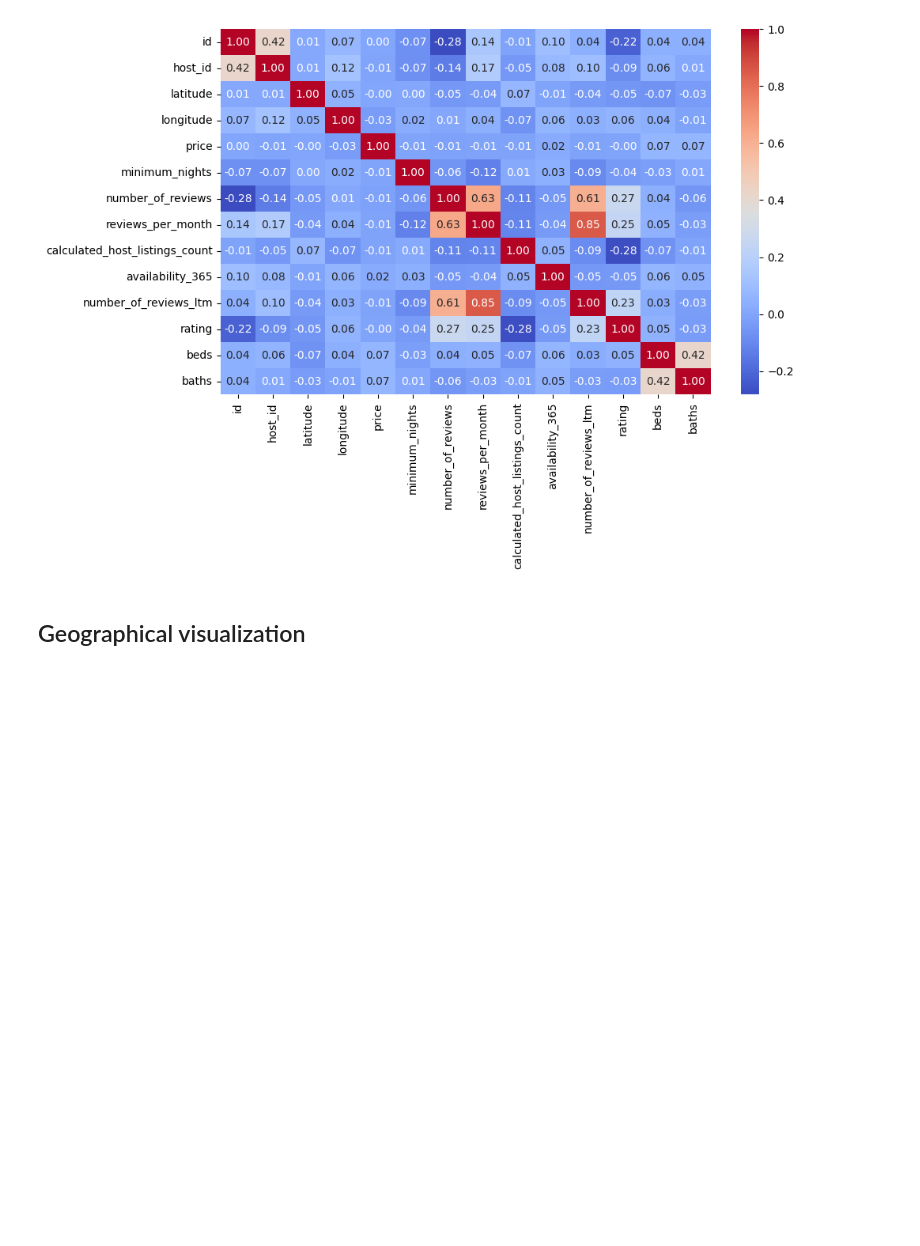
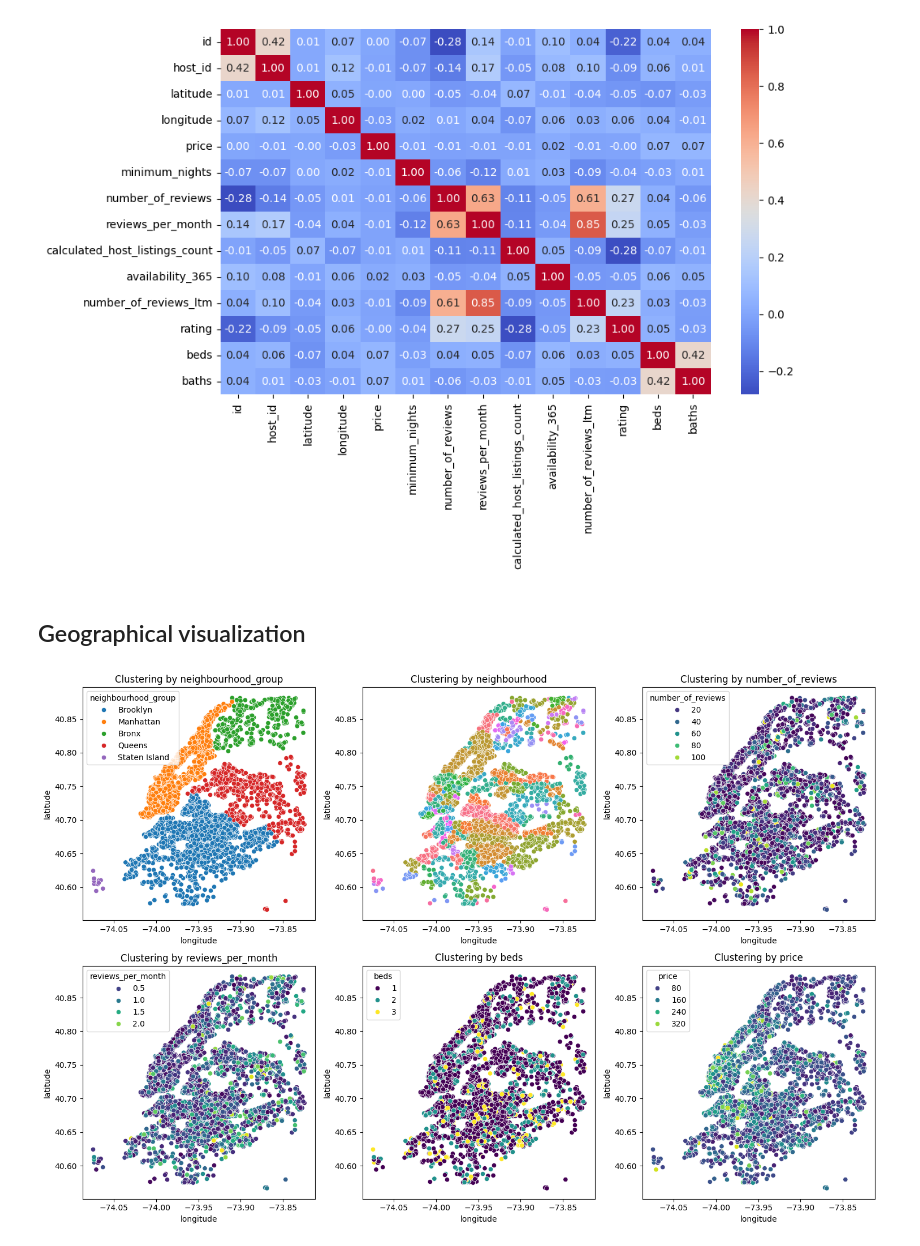
Before and after one commit to Pacholki/ML-2projekcik, a Jupyter notebook: EDA.ipynb, the cells around one changed output. Cells and saved outputs as stored; diff of their text form; code cells hidden in the pictures; blank space fills up the shorter version.

```diff
--- a/EDA.ipynb
+++ b/EDA.ipynb
@@ -151,3 +177,30 @@ sns.heatmap(corr, annot=True, fmt=".2f", cmap='coolwarm')
 [figure]
 # %% [markdown]
 ## Geographical visualization
+# %%
+import data.prep as prep
+df = prep.remove_outliers(df)
+
+clustering = ["neighbourhood_group", "neighbourhood", "number_of_reviews", "reviews_per_month", "beds", "price"]
+
+fig, axs = plt.subplots(2, 3, figsize=(15,10))
+for i, ax in enumerate(axs.flatten()):
+    if i < 2:
+        continue
+
+    colname = clustering[i]
+    scatter = sns.scatterplot(data=df, x="longitude", y="latitude", hue=colname, palette="viridis", ax=ax)
+    ax.set_title(f"Clustering by {colname}")
+
+sns.scatterplot(data=df, x="longitude", y="latitude", hue=clustering[0], ax=axs.flatten()[0])
+axs.flatten()[0].set_title(f"Clustering by {clustering[0]}")
+# sns.scatterplot(data=df, x="longitude", y="latitude", hue=clustering[1], ax=axs.flatten()[1])
+sns.scatterplot(data=df, x="longitude", y="latitude", hue=clustering[1], ax=axs.flatten()[1], legend=False)
+axs.flatten()[1].set_title(f"Clustering by {clustering[1]}")
+
+
+
+plt.tight_layout()
+plt.show()
+# %% [output]
+[figure, added]
```
Also changed, not shown: parts of 7 cells of this notebook.
